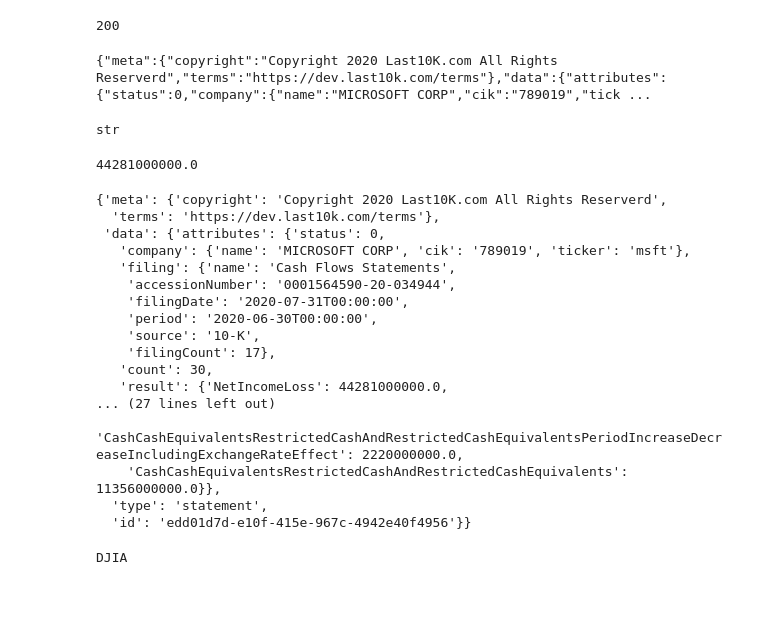
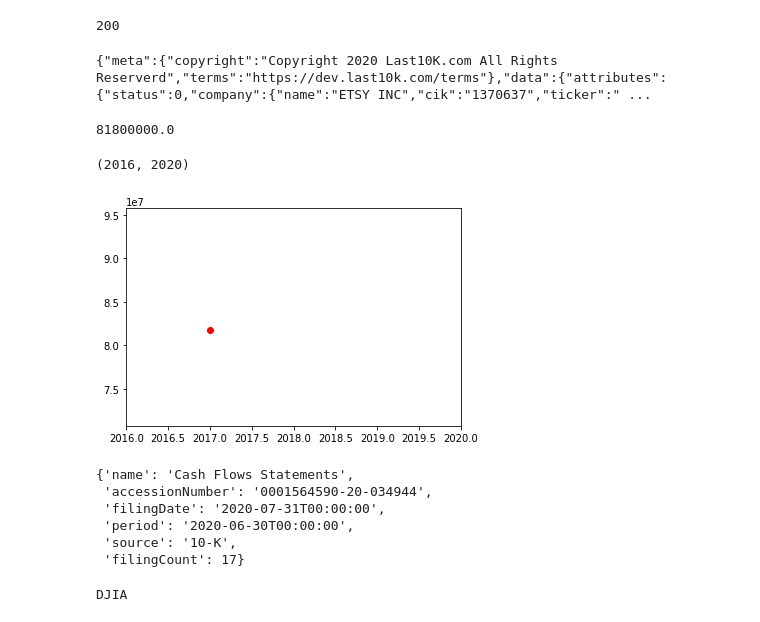
Before and after one commit to faithlierheimer/BCorpsAnalysis, a Jupyter notebook: Scratch Work--BCorps.ipynb, the cells around one changed output. Cells and saved outputs as stored; diff of their text form; code cells hidden in the pictures; blank space fills up the shorter version.

Commit message:
profit vs year graph kinda works

```diff
--- a/Scratch Work--BCorps.ipynb
+++ b/Scratch Work--BCorps.ipynb
@@ -298,9 +303,9 @@ headers = {
 params = urllib.parse.urlencode({
     # Request parameters
     'formType': '10-K',
-    'filingOrder': '0',
+    'filingOrder': '2',
 })
-ticker='msft'
+ticker='ETSY'
 try:
     conn = http.client.HTTPSConnection('services.last10k.com')
     conn.request("GET", f"/v1/company/{ticker}/cashflows?%s" % params, "{body}", headers)
@@ -313,20 +318,34 @@ except Exception as e:
 
 ####################################
 # print(data['meta'][0])
-type(data)
 # %% [output]
-{"meta":{"copyright":"Copyright 2020 Last10K.com All Rights Reserverd","terms":"https://dev.last10k.com/terms"},"data":{"attributes":{"status":0,"company":{"name":"MICROSOFT CORP","cik":"789019","tick ...
+{"meta":{"copyright":"Copyright 2020 Last10K.com All Rights Reserverd","terms":"https://dev.last10k.com/terms"},"data":{"attributes":{"status":0,"company":{"name":"ETSY INC","cik":"1370637","ticker":" ...
-str
 # %%
 import ast
 # my_string = "{'result':'val','key2':2}"
 my_dict = ast.literal_eval(data)
 net_income = my_dict['data']['attributes']['result']['NetIncomeLoss']
+filing_date = my_dict['data']
+filingPeriod = my_dict['data']['attributes']['filing']['period']
+# net_income
+(filingPeriod)
+filing_year = (filingPeriod[0:4])
+filing_year = int(filing_year)
 net_income
+# filing_year
 # %% [output]
-44281000000.0
+81800000.0
+# %%
+plt.scatter(filing_year, net_income, color = 'r')
+plt.ylim((70764000,95764000))
+plt.xlim((2016,2020))
+# companies.head()
+# %% [output]
+(2016, 2020)
+[figure, added]
 # %%
-my_dict
+filingPeriod = my_dict['data']['attributes']['filing']
+filingPeriod
 # s=str(data,'utf-8')
 
 # file = open("data.txt","w")
@@ -334,23 +353,12 @@ my_dict
 # file.write(s)
 # df=pd.read_csv('data.txt')
 # %% [output]
-{'meta': {'copyright': 'Copyright 2020 Last10K.com All Rights Reserverd',
-  'terms': 'https://dev.last10k.com/terms'},
- 'data': {'attributes': {'status': 0,
-   'company': {'name': 'MICROSOFT CORP', 'cik': '789019', 'ticker': 'msft'},
-   'filing': {'name': 'Cash Flows Statements',
-    'accessionNumber': '0001564590-20-034944',
-    'filingDate': '2020-07-31T00:00:00',
-    'period': '2020-06-30T00:00:00',
-    'source': '10-K',
-    'filingCount': 17},
-   'count': 30,
-   'result': {'NetIncomeLoss': 44281000000.0,
-... (27 lines left out)
-    'CashCashEquivalentsRestrictedCashAndRestrictedCashEquivalentsPeriodIncreaseDecreaseIncludingExchangeRateEffect': 2220000000.0,
-    'CashCashEquivalentsRestrictedCashAndRestrictedCashEquivalents': 11356000000.0}},
-  'type': 'statement',
-  'id': 'edd01d7d-e10f-415e-967c-4942e40f4956'}}
+{'name': 'Cash Flows Statements',
+ 'accessionNumber': '0001564590-20-034944',
+ 'filingDate': '2020-07-31T00:00:00',
+ 'period': '2020-06-30T00:00:00',
+ 'source': '10-K',
+ 'filingCount': 17}
 # %%
 string = response.read().decode('utf-8')
 string.replace("b'",'')
```
Also changed, not shown: parts of 3 cells of this notebook.
